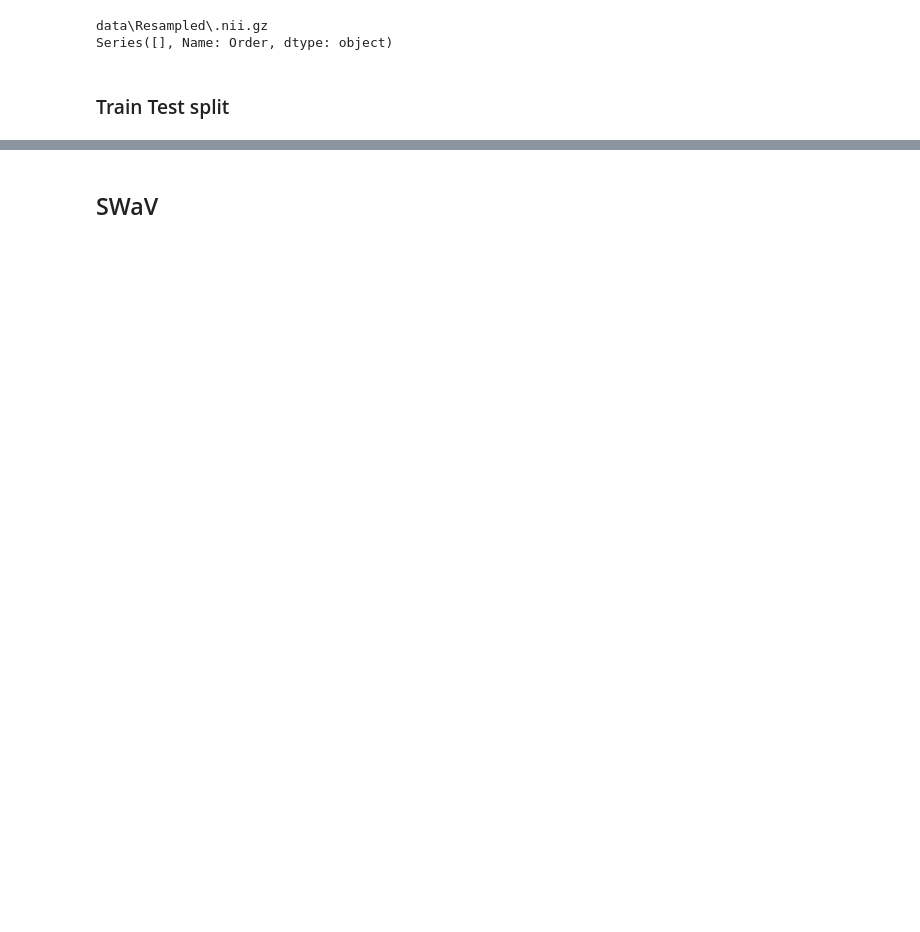
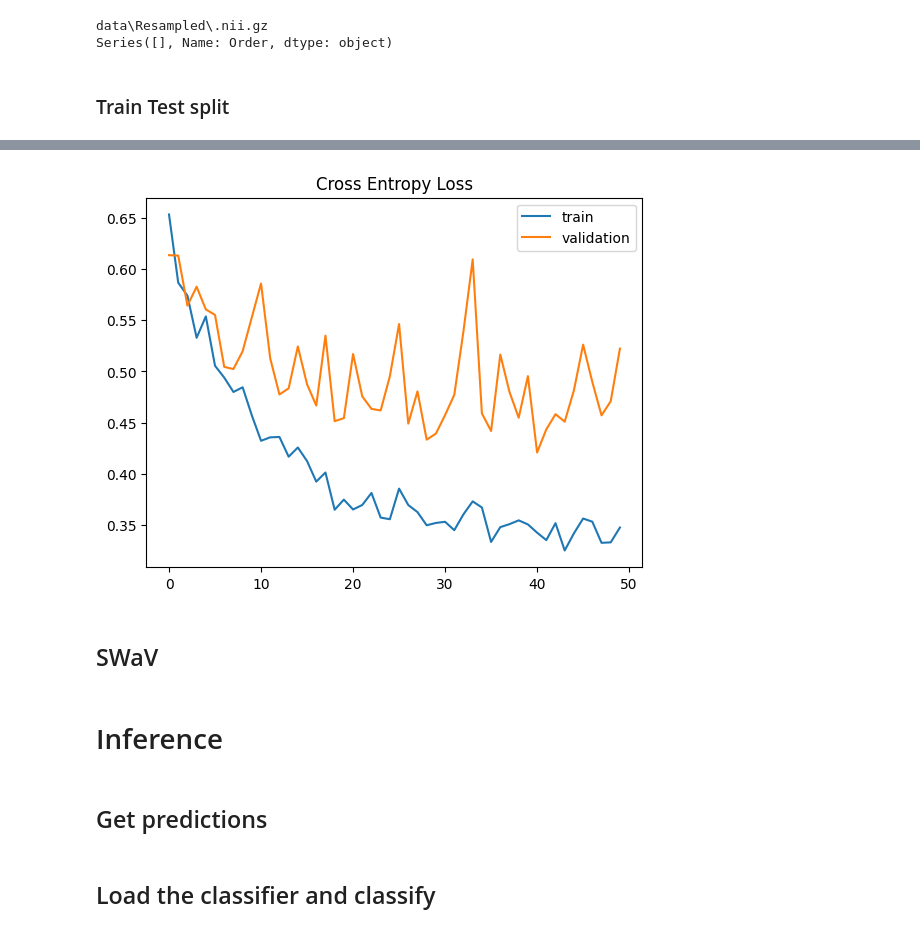
Before and after one commit to Idanlu/BrainDistance, a Jupyter notebook: mami.ipynb, the cells around one changed output, grey strips where cells are left out. Cells and saved outputs as stored; diff of their text form; code cells hidden in the pictures; blank space fills up the shorter version.

```diff
--- a/mami.ipynb
+++ b/mami.ipynb
@@ -146,0 +198,11 @@ plt.show()
+# %%
+model = torch.load('checkpoint/fine_tune_epoch_50.pth')
+losses = model['losses']
+# %%
+plt.plot(range(len(losses['train'])), losses['train'], label="train")
+plt.plot(range(len(losses['validation'])), losses['validation'], label="validation")
+plt.legend()
+plt.title('Cross Entropy Loss')
+plt.show()
+# %% [output]
+[figure, added]
@@ -264,3 +337,7 @@ def distributed_sinkhorn(out):
 
     Q *= B # the colomns must sum to 1 so that Q is an assignment
     return Q.t()
+# %% [markdown]
+# Inference
+# %% [markdown]
+## Get predictions
@@ -266,0 +373,2 @@ def distributed_sinkhorn(out):
+# %% [markdown]
+## Load the classifier and classify
```
Also changed, not shown: parts of 27 cells of this notebook, 6 other files.
